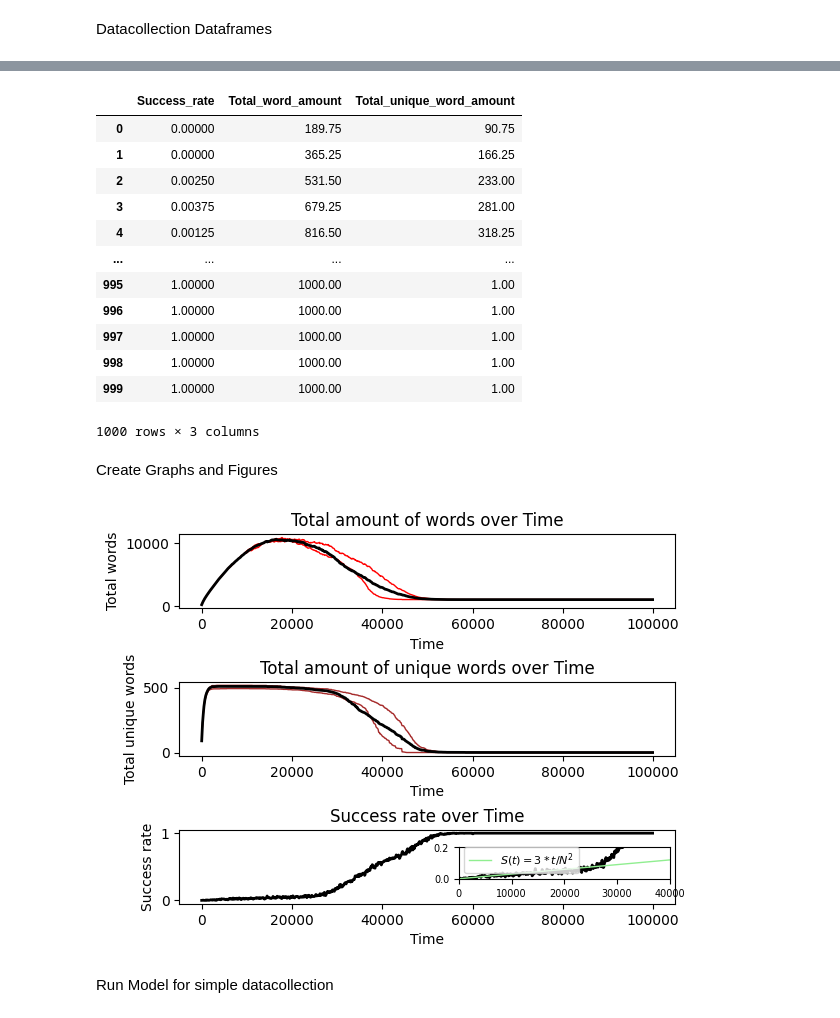
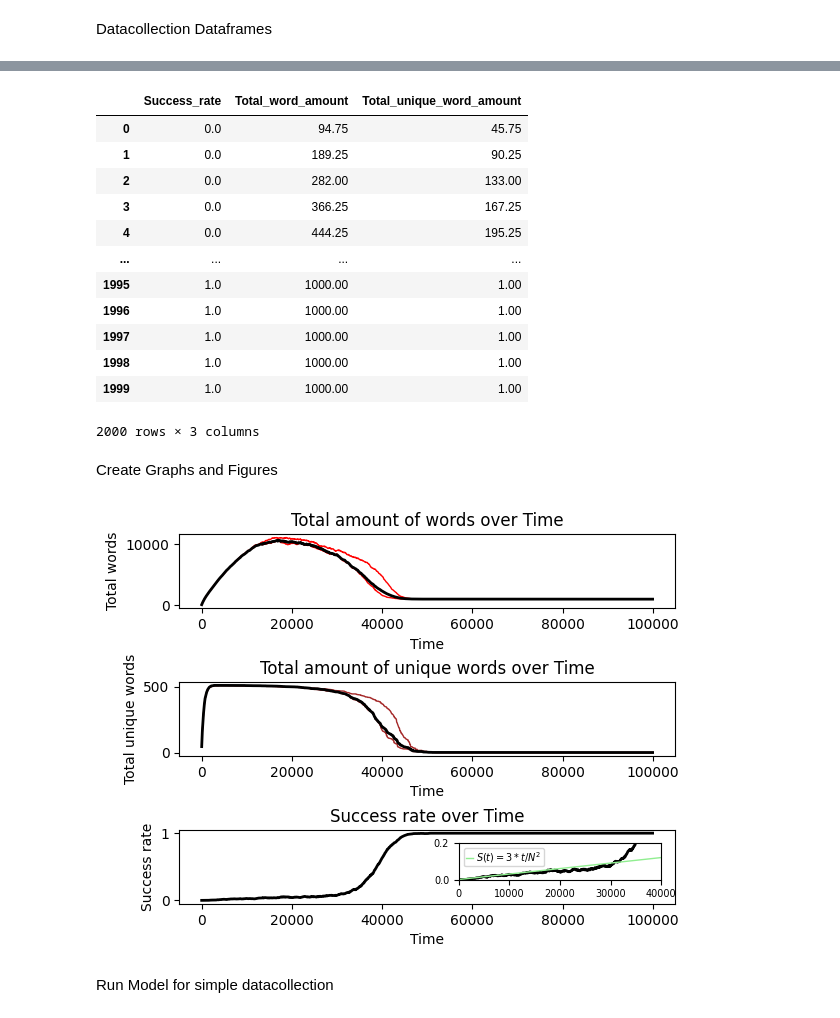
Before and after one commit to Fab159ian/CMSS_Exercises, a Jupyter notebook: exercise1.ipynb, the cells around one changed output, grey strips where cells are left out. Drawn from its saved outputs; the diff is of its cells as text; code cells hidden in the pictures.

```diff
--- a/exercise1.ipynb
+++ b/exercise1.ipynb
@@ -134,10 +135,8 @@ class NamingGameModel(mesa.Model):
         self.max_time = 0
         self.conv_time = -1
         self.num_agents = N
-        self.success_rate = SuccessRate(maxlen=200)
+        self.success_rate = SuccessRate(maxlen=1000)
         self.datacollector = DataCollector(
-            agent_reporters={"Vocabulary": NamingGameAgent.retrieve_vocabulary,
-                             "Word_amount": NamingGameAgent.word_amount},
             model_reporters={"Success_rate": self.success_rate.get_rate,
                              #"Success_rate_values": self.success_rate.get_values,
                              "Total_word_amount": "total_word_amount",
@@ -204,16 +203,15 @@ def run_model(N, M, t, iteration, data_resolution=100):
 
         model.step()
 
-    agent_data = model.datacollector.get_agent_vars_dataframe()
     model_data = model.datacollector.get_model_vars_dataframe()
-    return agent_data, model_data
+    return model_data
 # %% [markdown]
 Run model configuration for figure 2
 # %%
 N = 1000
 M = 1
 t = 100000
-DATA_RESOLUTION = 100
+DATA_RESOLUTION = 50
 
 RUNS = 3
 single_run1 = np.random.randint(0, int(RUNS/2)+1)
@@ -222,15 +220,12 @@ print(single_run1)
 print(single_run2)
 
 model_df = pd.DataFrame()
-single_run1_agent_data, single_run1_model_data = pd.DataFrame(), pd.DataFrame()
-single_run2_agent_data, single_run2_model_data = pd.DataFrame(), pd.DataFrame()
+single_run1_model_data, single_run2_model_data = pd.DataFrame(), pd.DataFrame()
 for i in range(RUNS):
-    agent_data, model_data = run_model(N=N, M=M, t=t, iteration=i+1, data_resolution=DATA_RESOLUTION)
+    model_data = run_model(N=N, M=M, t=t, iteration=i+1, data_resolution=DATA_RESOLUTION)
     if i == single_run1:
-        single_run1_agent_data = agent_data
         single_run1_model_data = model_data
     if i == single_run2:
-        single_run2_agent_data = agent_data
         single_run2_model_data = model_data
 
     if model_df.empty:
@@ -266,26 +244,26 @@ single_run1_agent_data
 model_df
 # %% [output]
 |  | Success_rate | Total_word_amount | Total_unique_word_amount |
-| 0 | 0.00000 | 189.75 | 90.75 |
-| 1 | 0.00000 | 365.25 | 166.25 |
-| 2 | 0.00250 | 531.50 | 233.00 |
-| 3 | 0.00375 | 679.25 | 281.00 |
-| 4 | 0.00125 | 816.50 | 318.25 |
+| 0 | 0.0 | 94.75 | 45.75 |
+| 1 | 0.0 | 189.25 | 90.25 |
+| 2 | 0.0 | 282.00 | 133.00 |
+| 3 | 0.0 | 366.25 | 167.25 |
+| 4 | 0.0 | 444.25 | 195.25 |
 | ... | ... | ... | ... |
-| 995 | 1.00000 | 1000.00 | 1.00 |
-| 996 | 1.00000 | 1000.00 | 1.00 |
-| 997 | 1.00000 | 1000.00 | 1.00 |
-| 998 | 1.00000 | 1000.00 | 1.00 |
-| 999 | 1.00000 | 1000.00 | 1.00 |
+| 1995 | 1.0 | 1000.00 | 1.00 |
+| 1996 | 1.0 | 1000.00 | 1.00 |
+| 1997 | 1.0 | 1000.00 | 1.00 |
+| 1998 | 1.0 | 1000.00 | 1.00 |
+| 1999 | 1.0 | 1000.00 | 1.00 |
-1000 rows × 3 columns
+2000 rows × 3 columns
 # %% [markdown]
 Create Graphs and Figures
 # %%
 from mpl_toolkits.axes_grid1.inset_locator import inset_axes
 
-model_df["scaled_index"] = model_df.index * 100
-single_run1_model_data["scaled_index"] = single_run1_model_data.index * 100
-single_run2_model_data["scaled_index"] = single_run2_model_data.index * 100
+model_df["scaled_index"] = model_df.index * DATA_RESOLUTION
+single_run1_model_data["scaled_index"] = single_run1_model_data.index * DATA_RESOLUTION
+single_run2_model_data["scaled_index"] = single_run2_model_data.index * DATA_RESOLUTION
 fig, axs = plt.subplots(nrows=3)
 
 #figure showing all total words over time
@@ -303,37 +281,42 @@ g = sns.lineplot(data=single_run1_model_data[["Total_unique_word_amount", "scale
 g = sns.lineplot(data=single_run2_model_data[["Total_unique_word_amount", "scaled_index"]], x="scaled_index", y="Total_unique_word_amount",
                  ax=axs[1], color="brown", linewidth=1)
 g = sns.lineplot(data=model_df[["Total_unique_word_amount", "scaled_index"]], x="scaled_index", y="Total_unique_word_amount",
                  ax=axs[1], color="black", linewidth=2)
 g.set(title="Total amount of unique words over Time", ylabel="Total unique words", xlabel="Time")
 
 #figure showing all successful interactions over time
 g = sns.lineplot(data=model_df[["Success_rate", "scaled_index"]], x="scaled_index", y="Success_rate",
                  ax=axs[2], color="black", linewidth=2)
 g.set(title="Success rate over Time", ylabel="Success rate", xlabel="Time")
 
 #smaller figure showing succesful interactions over time with overlaid s(t)=3t/N^2
-ax_inset = inset_axes(axs[2], width="85%", height="85%", loc='center left',
-                      bbox_to_anchor=(0.55, 0.3, 0.5, 0.5), bbox_transform=axs[2].transAxes)
+ax_inset = inset_axes(axs[2], width="85%", height="90%", loc='center left',
+                      bbox_to_anchor=(0.55, 0.3, 0.48, 0.55), bbox_transform=axs[2].transAxes)
 
 x = model_df["scaled_index"]
 inset_y = model_df["Success_rate"]
 y = 3 * x / N**2
 ax_inset.plot(x, inset_y,
               color="black", linewidth=2)
 ax_inset.plot(x, y,
               color='lightgreen', label=r'$S(t) = 3*t/{N^2}$', linewidth=1)
 
 #zoom
 ax_inset.set_xlim(0, 40000)
 ax_inset.set_ylim(0, 0.2)
 ax_inset.tick_params(axis='both', labelsize=7)
-ax_inset.legend(fontsize=8)
+ax_inset.legend(fontsize=7,
+                borderpad=0.2,
+                handlelength=0.8,
+                handletextpad=0.3,
+                labelspacing=0.2,
+                frameon=True)
 
 #mark_inset(axs[2], ax_inset, loc1=2, loc2=4, fc="none", ec="0.5") #TODO ask if this is too messy
 
 plt.subplots_adjust(hspace=1)
 # %% [output]
-[figure, old version]
+[figure, new version]
 # %% [markdown]
 Run Model for simple datacollection
 # %%
```
Also changed, not shown: parts of 7 cells of this notebook.
